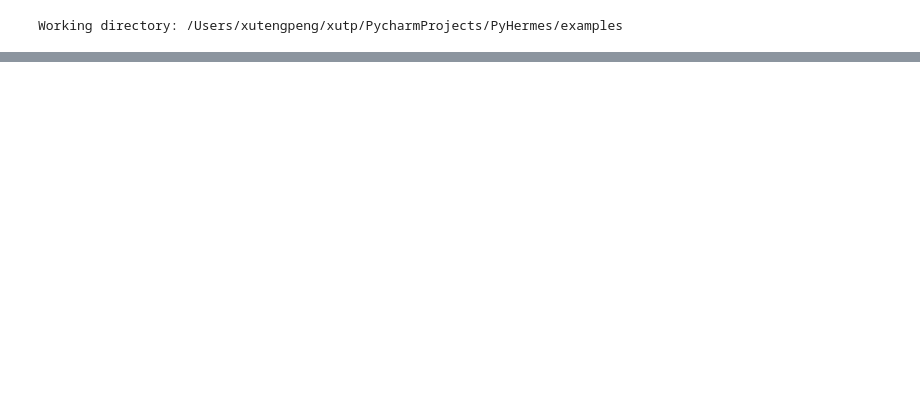
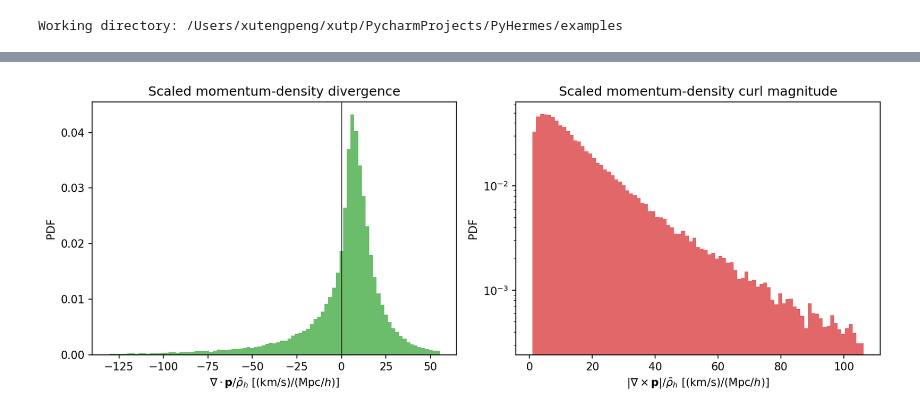
Before and after one commit to SYSUSPA-Projects/PyHermes, a Jupyter notebook: examples/notebooks/weighted_fields.ipynb, the cells around one changed output, grey strips where cells are left out. Saved outputs shown, nothing was run; the diff lists cells and outputs as text; code cells hidden in the pictures; blank space fills up the shorter version.

```diff
--- a/examples/notebooks/weighted_fields.ipynb
+++ b/examples/notebooks/weighted_fields.ipynb
@@ -194,0 +431,56 @@ Using a grid that is different from the internal PyHermes coefficient grid keeps
+# %%
+p_data = [
+    build_field(halo_data["pos"], weight=halo_data[velocity_key] * halo_data["mass"]) @ win_gauss
+    for velocity_key in ["vx", "vy", "vz"]
+]
+rho_mean = halo_data["mass"].sum() / box_size**3
+print("mean halo mass density:", rho_mean, "(Msun/h)/(Mpc/h)^3")
+
+def vector_derivatives_at_pos(component_data_list, pos):
+    gradient = sample_directional_derivatives(component_data_list, pos)
+    divergence, curl = divergence_and_curl_from_gradient(gradient)
+    finite = np.isfinite(divergence) & np.all(np.isfinite(curl), axis=1)
+    return divergence, curl, finite
+
+p_div_window_random, p_curl_window_random, finite_p_window_random = vector_derivatives_at_pos(p_data, random_pos)
+p_curl_window_magnitude = np.linalg.norm(p_curl_window_random, axis=1)
+finite_p_curl_window_random = finite_p_window_random & np.isfinite(p_curl_window_magnitude)
+
+p_div_window_pdf = p_div_window_random[finite_p_window_random] / rho_mean
+p_curl_window_pdf = p_curl_window_magnitude[finite_p_curl_window_random] / rho_mean
+
+print("finite derivative-window momentum divergence points:", finite_p_window_random.sum(), "/", random_pos.shape[0])
+print("finite derivative-window momentum |curl| points:", finite_p_curl_window_random.sum(), "/", random_pos.shape[0])
+
+fig, axes = plt.subplots(1, 2, figsize=(11, 4.2), dpi=150)
+
+for ax, pdf, color, title, xlabel in zip(
+    axes,
+    [p_div_window_pdf, p_curl_window_pdf],
+    ["tab:green", "tab:red"],
+    ["Scaled momentum-density divergence", "Scaled momentum-density curl magnitude"],
+    [
+        r"$\nabla \cdot \mathbf{p}/\bar{\rho}_h\ [({\rm km}/{\rm s})/({\rm Mpc}/h)]$",
+        r"$|\nabla \times \mathbf{p}|/\bar{\rho}_h\ [({\rm km}/{\rm s})/({\rm Mpc}/h)]$",
+    ],
+):
+    ax.hist(
+        pdf,
+        bins=finite_hist_bins(pdf, percentiles=(1, 99), bins=90),
+        density=True,
+        histtype="stepfilled",
+        color=color,
+        alpha=0.7,
+    )
+    ax.set_xlabel(xlabel)
+    ax.set_ylabel("PDF")
+    ax.set_title(title)
+    if "curl" in title.lower():
+        ax.set_yscale("log")
+    else:
+        ax.axvline(0.0, color="k", lw=1, alpha=0.6)
+
+plt.tight_layout()
+fig.savefig(figs_dir / "weighted_fields_momentum_derivatives_pdf.png", dpi=200, bbox_inches="tight")
+plt.show()
+# %% [output]
@@ -194,0 +504 @@ Using a grid that is different from the internal PyHermes coefficient grid keeps
+[figure, added]
```
Also changed, not shown: parts of 29 cells of this notebook, 4 other files.
